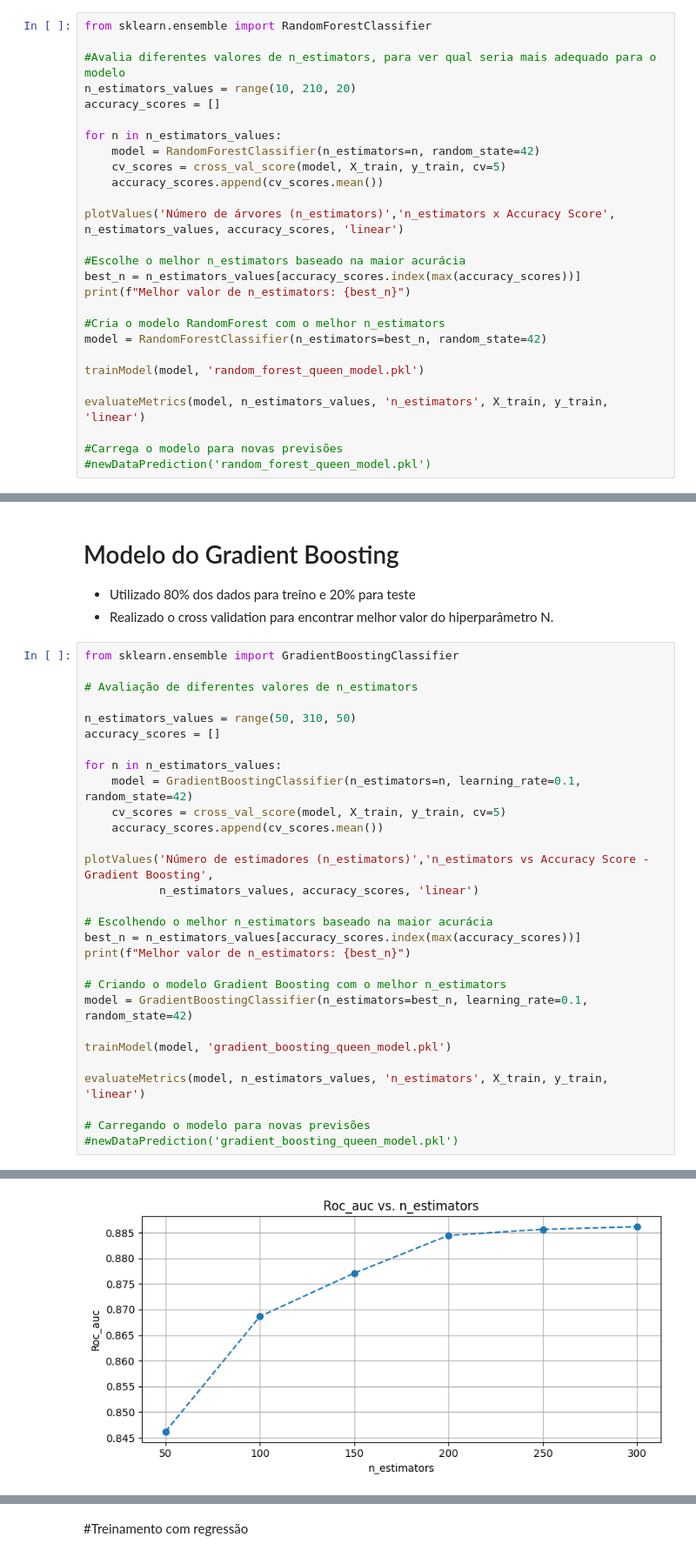
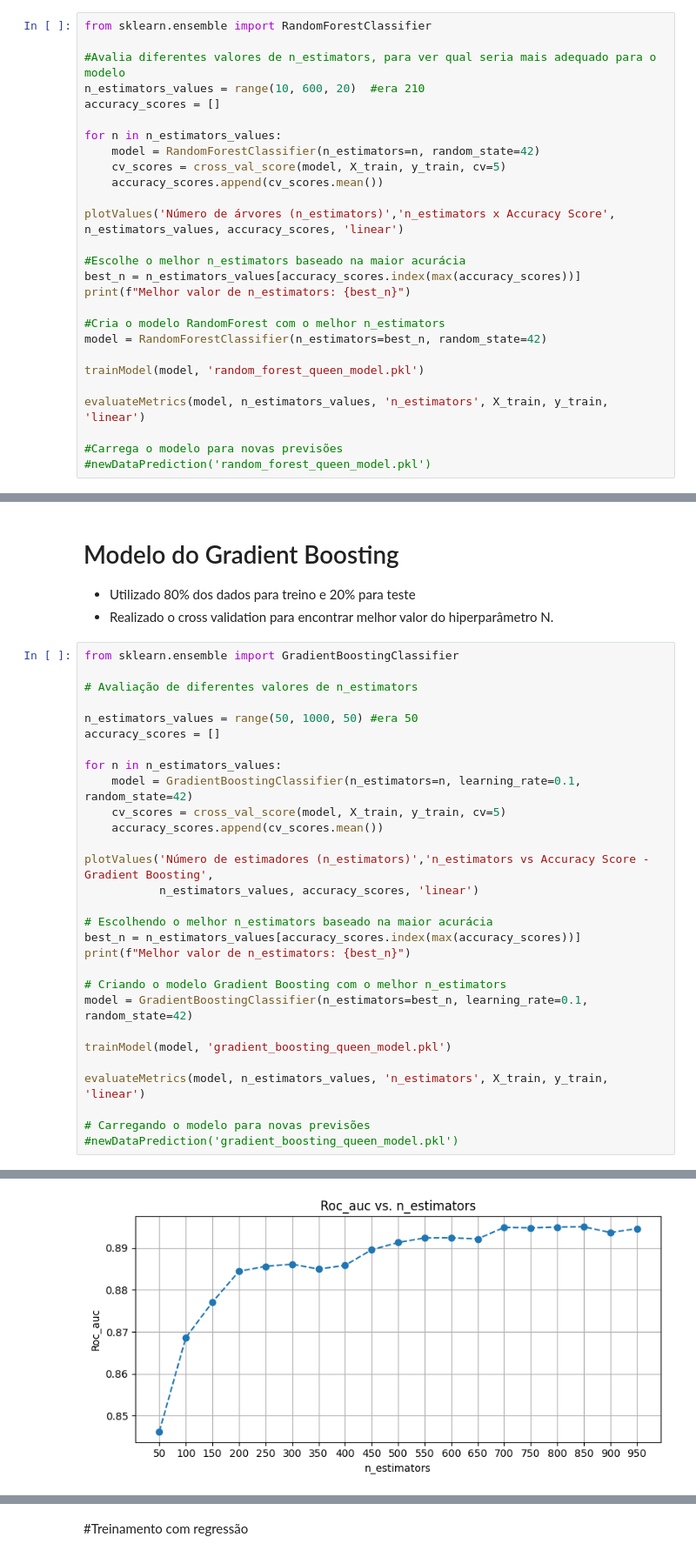
Before and after one commit to matheusbuenowb/Data-Mining-Bee-Colony, a Jupyter notebook: Atividade_IC.ipynb, the cells around one changed output, grey strips where cells are left out. Shown at 87% size. Saved outputs shown, nothing was run; the diff lists cells and outputs as text.

```diff
--- a/Atividade_IC.ipynb
+++ b/Atividade_IC.ipynb
@@ -158,7 +158,7 @@ def evaluateMetrics(model, estimators_values, name_estimator, X_train, y_train,
 from sklearn.ensemble import RandomForestClassifier
 
 #Avalia diferentes valores de n_estimators, para ver qual seria mais adequado para o modelo
-n_estimators_values = range(10, 210, 20)
+n_estimators_values = range(10, 600, 20)  #era 210
 accuracy_scores = []
 
 for n in n_estimators_values:
@@ -339,7 +345,7 @@ from sklearn.ensemble import GradientBoostingClassifier
 
 # Avaliação de diferentes valores de n_estimators
 
-n_estimators_values = range(50, 310, 50)
+n_estimators_values = range(50, 1000, 50) #era 50
 accuracy_scores = []
 
 for n in n_estimators_values:
@@ -375 +381 @@ Modelo salvo em 'gradient_boosting_queen_model.pkl'
-[figure, old version]
+[figure, new version]
```
Also changed, not shown: parts of 6 cells of this notebook.
